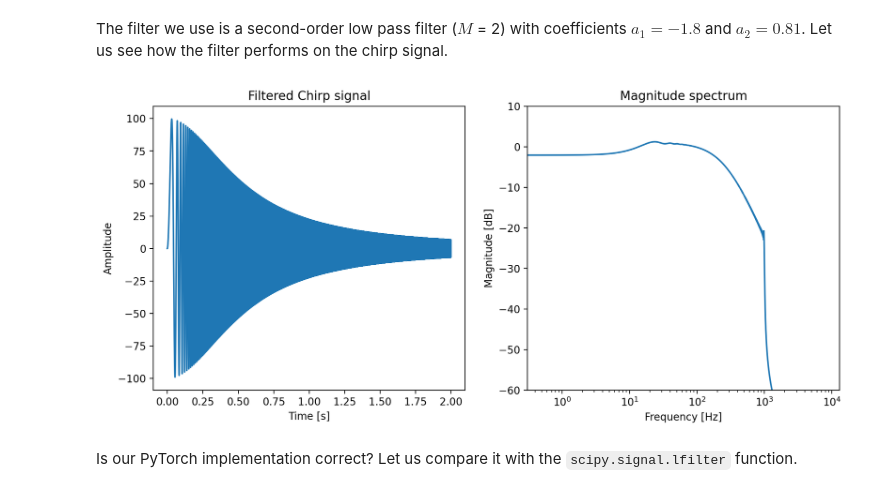
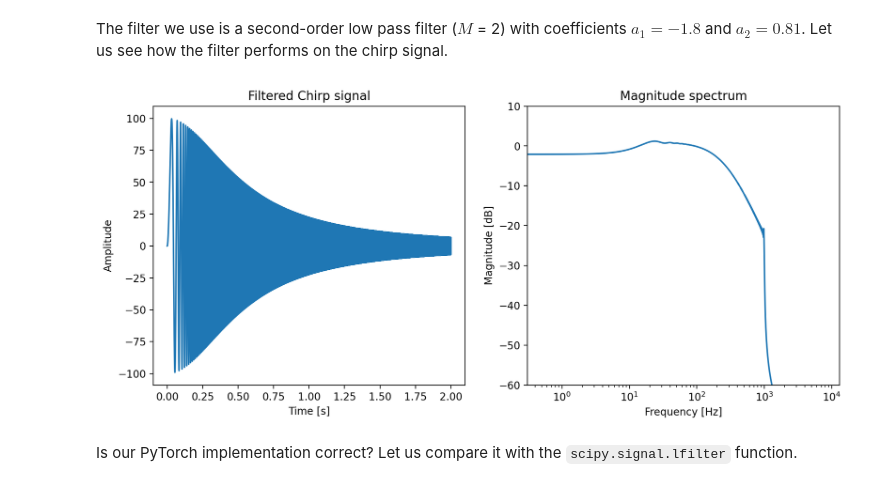
Before and after one commit to intro2ddsp/intro2ddsp.github.io, a Jupyter notebook: filters/iir_torch.ipynb, the cells around one changed output. Drawn from its saved outputs; the diff is of its cells as text; code cells hidden in the pictures.

Commit message:
refactor: make plotting utility function

```diff
--- a/filters/iir_torch.ipynb
+++ b/filters/iir_torch.ipynb
@@ -13,2 +23,33 @@ Below are some high-level functions that we will be using in this section.
+# %%
+def plot_tf(
+    title: str,
+    fs: int,
+    t: np.ndarray,
+    ys: List[np.ndarray],
+    labels: List[str] = None,
+    xlim: Tuple[float, float] = None,
+):
+    fig = plt.figure(figsize=(12, 5), dpi=200)
+    plt.subplot(1, 2, 1)
+    for y, label in zip(ys, labels) if labels is not None else zip(ys, [None] * len(ys)):
+        plt.plot(t, y, label=label)
+    plt.xlabel("Time [s]")
+    plt.ylabel("Amplitude")
+    plt.title(title)
+    if label is not None:
+        plt.legend()
+    if xlim is not None:
+        plt.xlim(*xlim)
+    plt.subplot(1, 2, 2)
+    for y, label in zip(ys, labels) if labels is not None else zip(ys, [None] * len(ys)):
+        plt.magnitude_spectrum(y, Fs=fs, scale="dB", window=signal.windows.boxcar(len(y)), label=label)
+    plt.xlabel("Frequency [Hz]")
+    plt.ylabel("Magnitude [dB]")
+    plt.xscale("log")
+    plt.ylim(-60, 10)
+    plt.title("Magnitude spectrum")
+    if labels is not None:
+        plt.legend()
+    plt.show()
 # %% [markdown]
 Let us first implement an IIR filter in PyTorch using the difference equation {eq}`iir` directly and see how it performs.
@@ -76,27 +97,14 @@ plt.show()
 [figure]
 # %% [markdown]
 The filter we use is a second-order low pass filter ($M$ = 2) with coefficients $a_1 = -1.8$ and $a_2 = 0.81$. Let us see how the filter performs on the chirp signal.
-# %%
-b = [1, 0]
-a = [1, -0.9 * 2, 0.9 ** 2]
-filtered_signal = signal.lfilter(b, a, test_signal)
-
-fig = plt.figure(figsize=(12, 5), dpi=200)
-plt.subplot(1, 2, 1)
-plt.plot(np.arange(T) / fs, filtered_signal)
-plt.xlabel("Time [s]")
-plt.ylabel("Amplitude")
-plt.title("Filtered Chirp signal")
-plt.subplot(1, 2, 2)
-plt.magnitude_spectrum(filtered_signal, Fs=fs, scale='dB', window=signal.windows.boxcar(T))
-plt.xlabel("Frequency [Hz]")
-plt.ylabel("Magnitude [dB]")
-plt.xscale("log")
-plt.ylim(-60, 10)
-plt.title("Magnitude spectrum")
-plt.show()
-# %% [output]
-[figure, removed]
+# %%
+b = [1, 0]
+a = [1, -0.9 * 2, 0.9 ** 2]
+filtered_signal = signal.lfilter(b, a, test_signal)
+
+plot_tf("Filtered Chirp signal", fs, np.arange(T) / fs, [filtered_signal])
+# %% [output]
+[figure, added]
 # %% [markdown]
 Is our PyTorch implementation correct? Let us compare it with the `scipy.signal.lfilter` function.
 # %%
```
Also changed, not shown: parts of 12 cells of this notebook.
